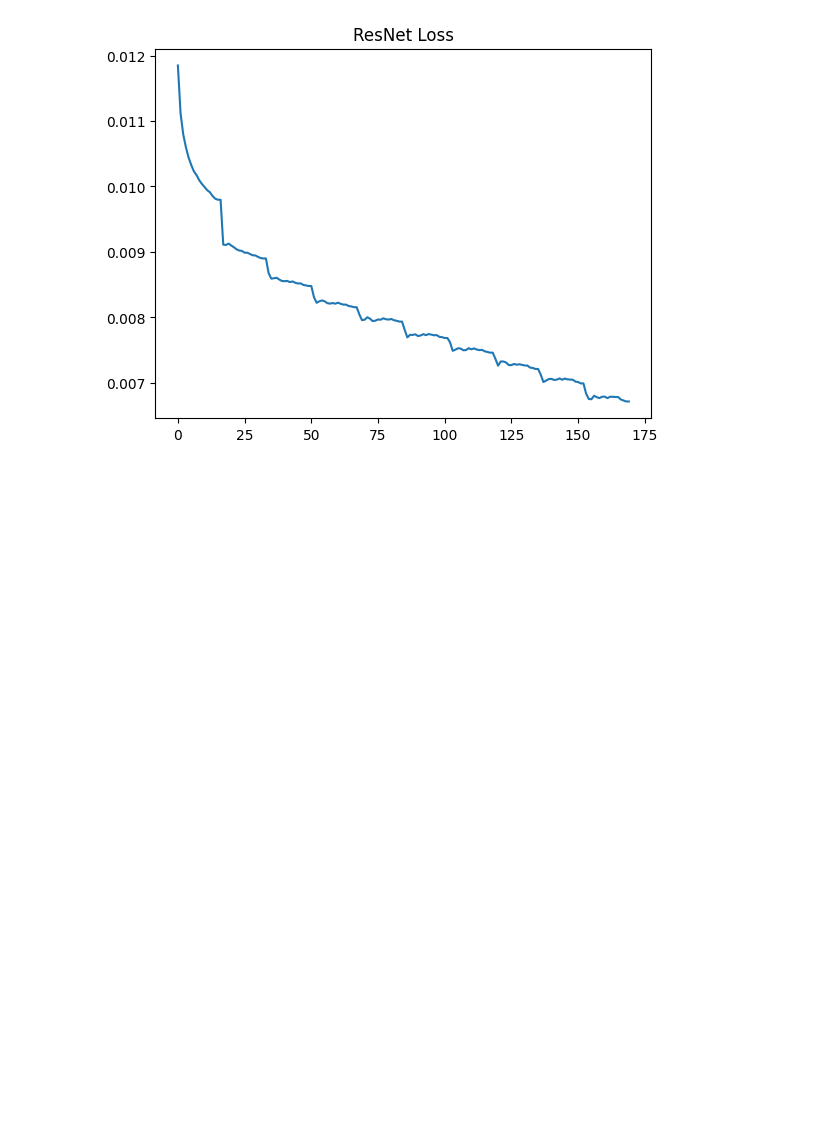
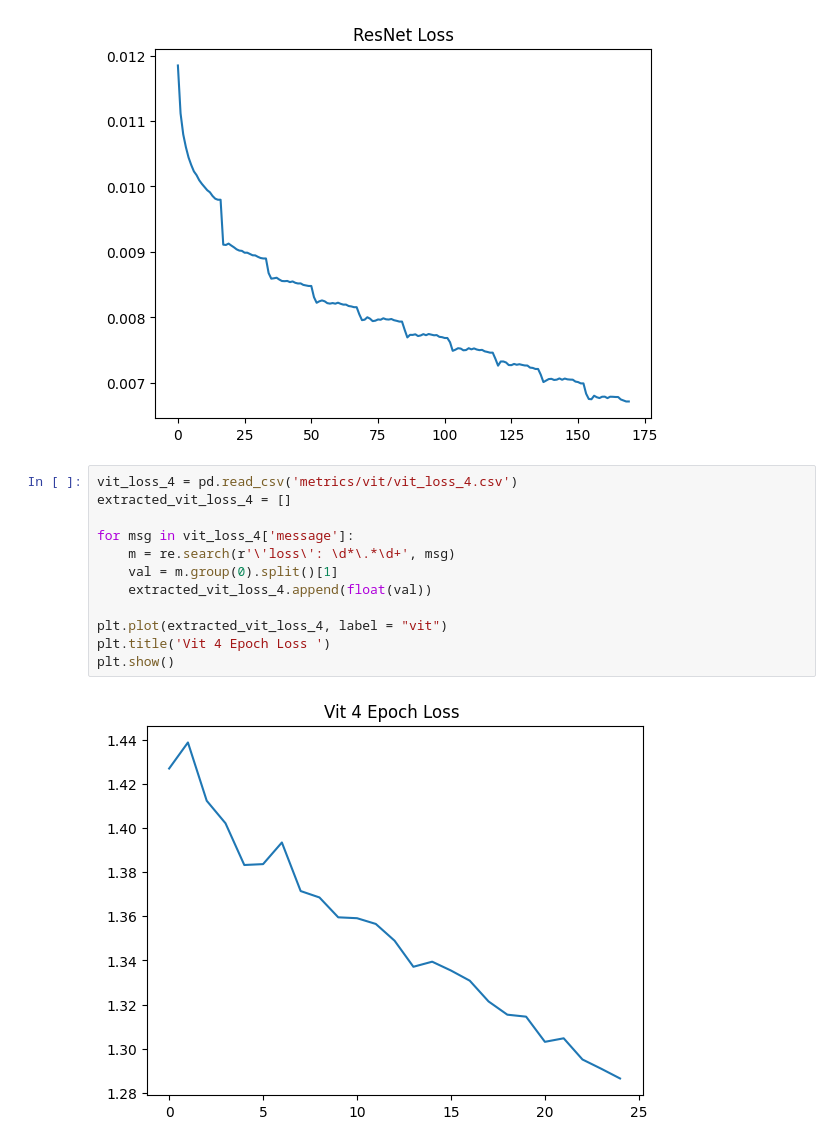
Before and after one commit to tho121/aws_capstone, a Jupyter notebook: metrics.ipynb, the cells around one changed output. Saved outputs shown, nothing was run; the diff lists cells and outputs as text; blank space fills up the shorter version.

Commit message:
Refactor metrics.ipynb, adds more ViT experiements, improved report

```diff
--- a/metrics.ipynb
+++ b/metrics.ipynb
@@ -140,3 +188,17 @@ plt.title('ResNet Loss')
 plt.show()
 # %% [output]
 [figure]
+# %%
+vit_loss_4 = pd.read_csv('metrics/vit/vit_loss_4.csv')
+extracted_vit_loss_4 = []
+
+for msg in vit_loss_4['message']:
+    m = re.search(r'\'loss\': \d*\.*\d+', msg)
+    val = m.group(0).split()[1]
+    extracted_vit_loss_4.append(float(val))
+
+plt.plot(extracted_vit_loss_4, label = "vit")
+plt.title('Vit 4 Epoch Loss ')
+plt.show()
+# %% [output]
+[figure, added]
```
Also changed, not shown: parts of 7 cells of this notebook, 5 other files.
